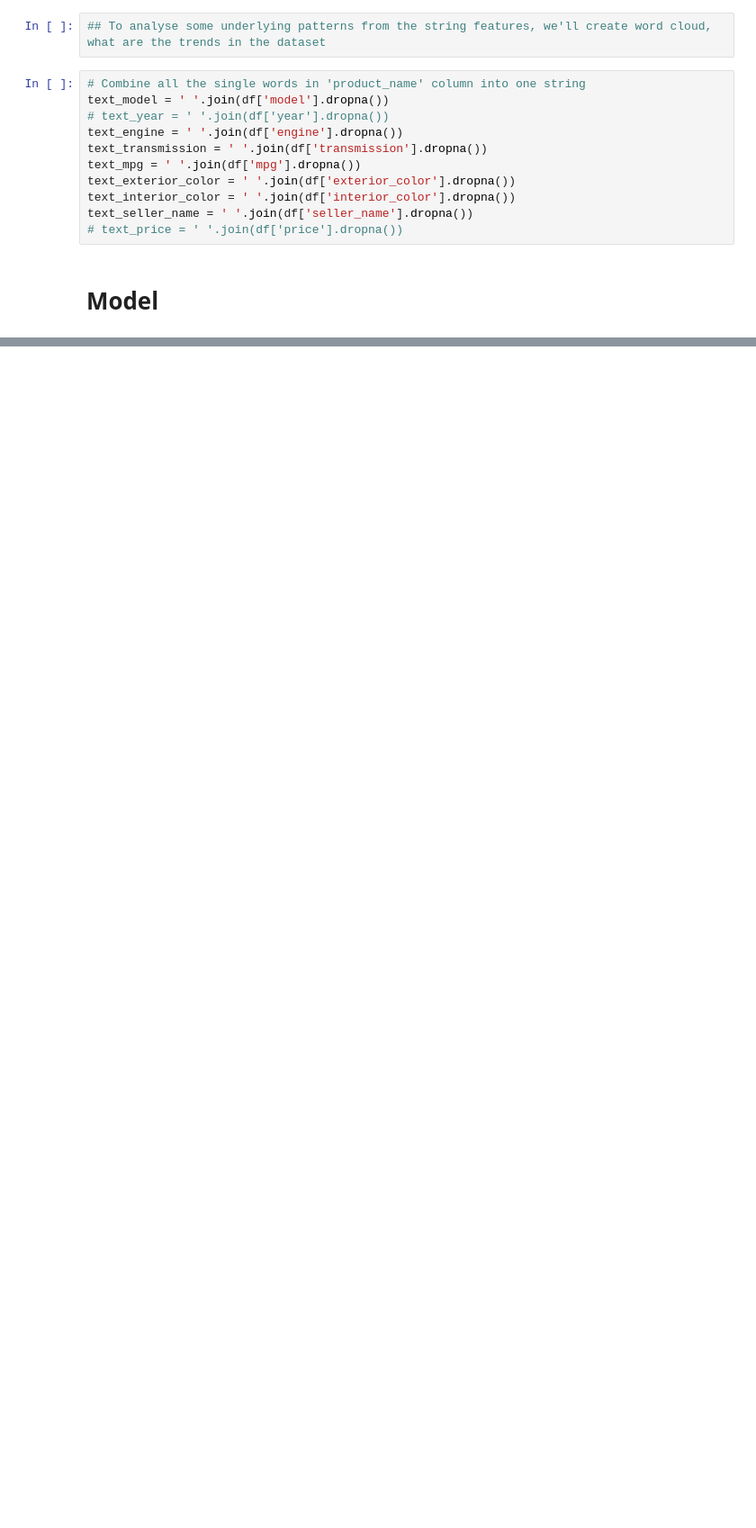
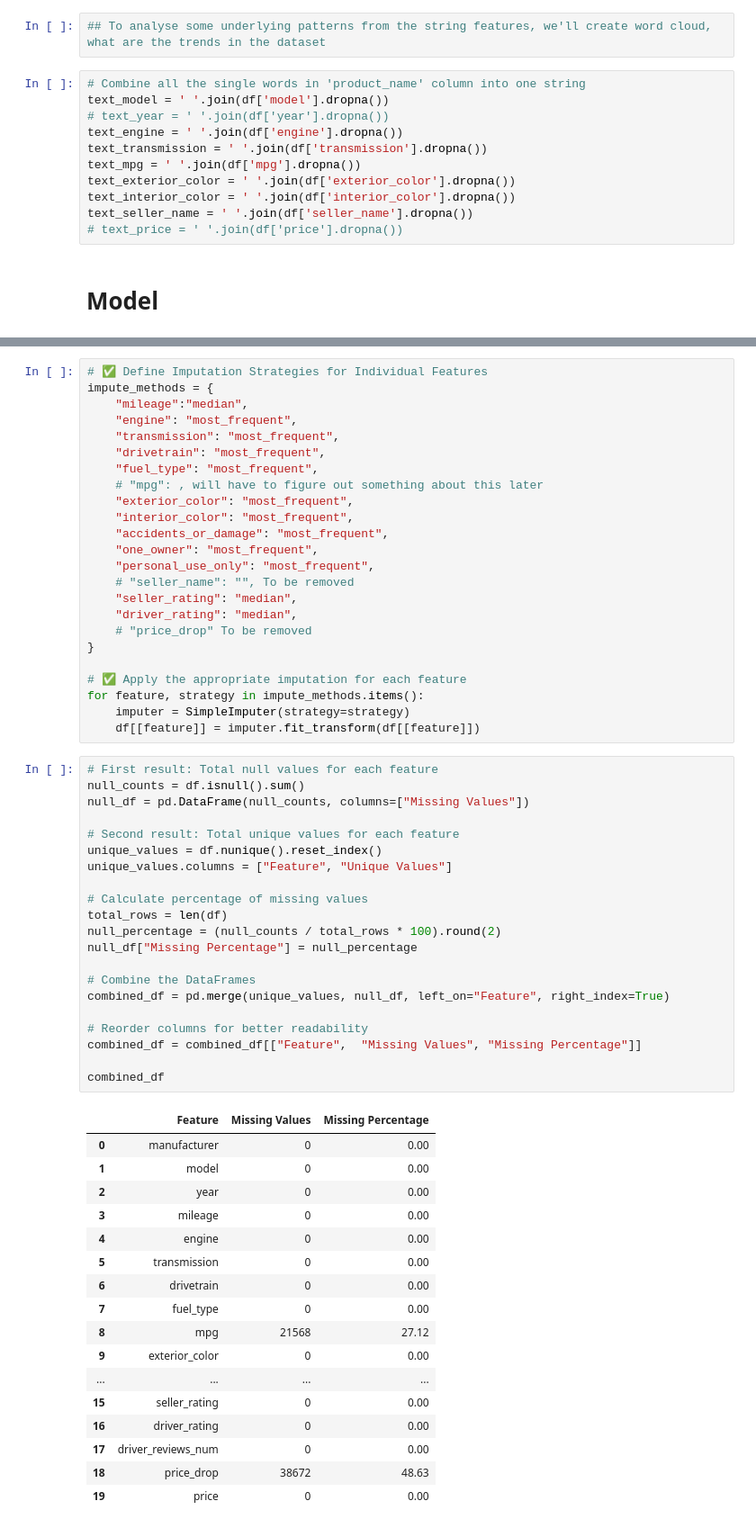
Before and after one commit to Raaj-4320/smartAuto, a Jupyter notebook: overView.ipynb, the cells around one changed output, grey strips where cells are left out. Shown at 90% size. Drawn from its saved outputs; the diff is of its cells as text; blank space fills up the shorter version.

```diff
--- a/overView.ipynb
+++ b/overView.ipynb
@@ -209,0 +260,63 @@ plt.show()
+# %%
+# ✅ Define Imputation Strategies for Individual Features
+impute_methods = {
+    "mileage":"median",
+    "engine": "most_frequent",
+    "transmission": "most_frequent",
+    "drivetrain": "most_frequent",
+    "fuel_type": "most_frequent",
+    # "mpg": , will have to figure out something about this later
+    "exterior_color": "most_frequent",
+    "interior_color": "most_frequent",
+    "accidents_or_damage": "most_frequent",
+    "one_owner": "most_frequent",
+    "personal_use_only": "most_frequent",
+    # "seller_name": "", To be removed
+    "seller_rating": "median",
+    "driver_rating": "median",
+    # "price_drop" To be removed
+}
+
+# ✅ Apply the appropriate imputation for each feature
+for feature, strategy in impute_methods.items():
+    imputer = SimpleImputer(strategy=strategy)
+    df[[feature]] = imputer.fit_transform(df[[feature]])
+# %%
+# First result: Total null values for each feature
+null_counts = df.isnull().sum()
+null_df = pd.DataFrame(null_counts, columns=["Missing Values"])
+
+# Second result: Total unique values for each feature
+unique_values = df.nunique().reset_index()
+unique_values.columns = ["Feature", "Unique Values"]
+
+# Calculate percentage of missing values
+total_rows = len(df)
+null_percentage = (null_counts / total_rows * 100).round(2)
+null_df["Missing Percentage"] = null_percentage
+
+# Combine the DataFrames
+combined_df = pd.merge(unique_values, null_df, left_on="Feature", right_index=True)
+
+# Reorder columns for better readability
+combined_df = combined_df[["Feature",  "Missing Values", "Missing Percentage"]]
+
+combined_df
+# %% [output]
+|  | Feature | Missing Values | Missing Percentage |
+| 0 | manufacturer | 0 | 0.00 |
+| 1 | model | 0 | 0.00 |
+| 2 | year | 0 | 0.00 |
+| 3 | mileage | 0 | 0.00 |
+| 4 | engine | 0 | 0.00 |
+| 5 | transmission | 0 | 0.00 |
+| 6 | drivetrain | 0 | 0.00 |
+| 7 | fuel_type | 0 | 0.00 |
+| 8 | mpg | 21568 | 27.12 |
+| 9 | exterior_color | 0 | 0.00 |
+| ... | ... | ... | ... |
+| 15 | seller_rating | 0 | 0.00 |
+| 16 | driver_rating | 0 | 0.00 |
+| 17 | driver_reviews_num | 0 | 0.00 |
+| 18 | price_drop | 38672 | 48.63 |
+| 19 | price | 0 | 0.00 |
```
Also changed, not shown: parts of 20 cells of this notebook.
